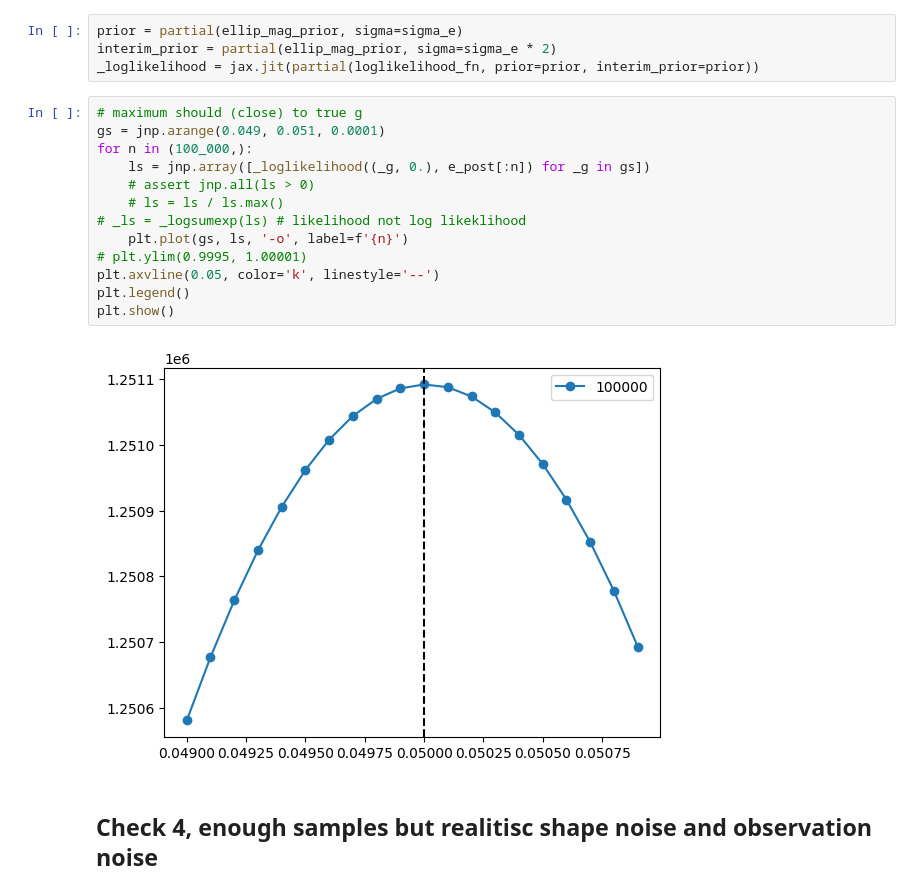
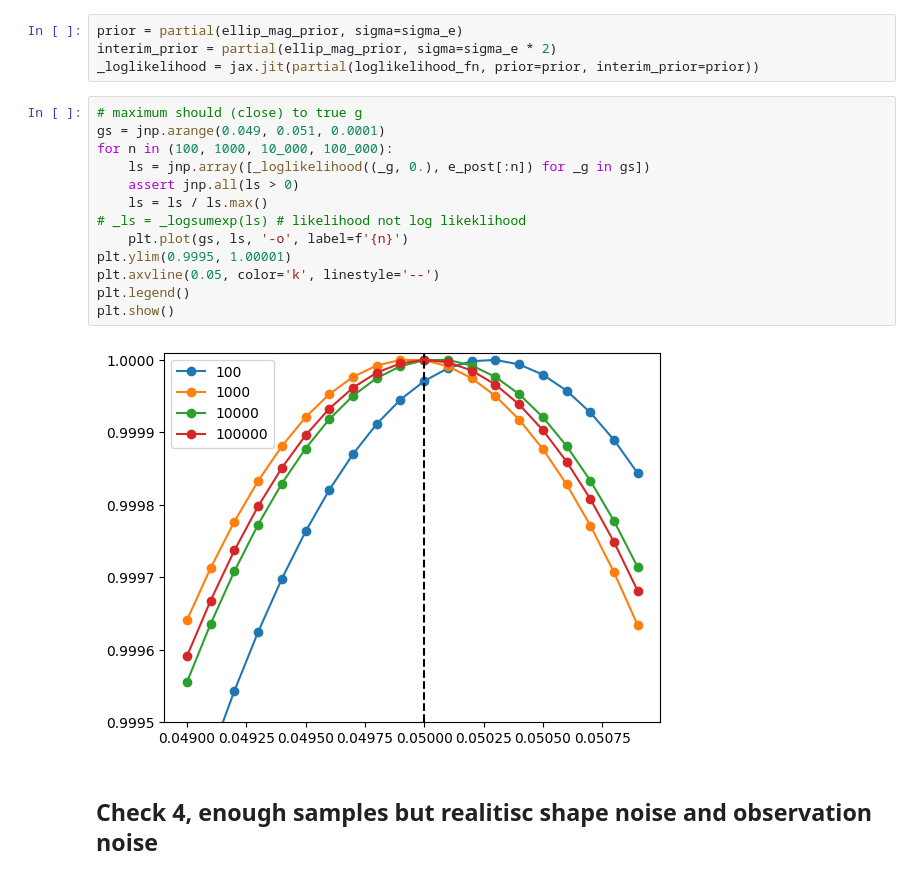
Before and after one commit to LSSTDESC/BPD, a Jupyter notebook: notebooks/is_shear_draft.ipynb, the cells around one changed output. Drawn from its saved outputs; the diff is of its cells as text.

```diff
--- a/notebooks/is_shear_draft.ipynb
+++ b/notebooks/is_shear_draft.ipynb
@@ -520,18 +517,18 @@ _loglikelihood = jax.jit(partial(loglikelihood_fn, prior=prior, interim_prior=pr
 # %%
 # maximum should (close) to true g
 gs = jnp.arange(0.049, 0.051, 0.0001)
-for n in (100_000,):
+for n in (100, 1000, 10_000, 100_000):
     ls = jnp.array([_loglikelihood((_g, 0.), e_post[:n]) for _g in gs])
-    # assert jnp.all(ls > 0)
-    # ls = ls / ls.max()
+    assert jnp.all(ls > 0)
+    ls = ls / ls.max()
 # _ls = _logsumexp(ls) # likelihood not log likeklihood
     plt.plot(gs, ls, '-o', label=f'{n}')
-# plt.ylim(0.9995, 1.00001)
+plt.ylim(0.9995, 1.00001)
 plt.axvline(0.05, color='k', linestyle='--')
 plt.legend()
 plt.show()
 # %% [output]
-[figure, old version]
+[figure, new version]
 # %% [markdown]
 ## Check 4, enough samples but realitisc shape noise and observation noise
 # %%
```
Also changed, not shown: parts of 4 cells of this notebook.
